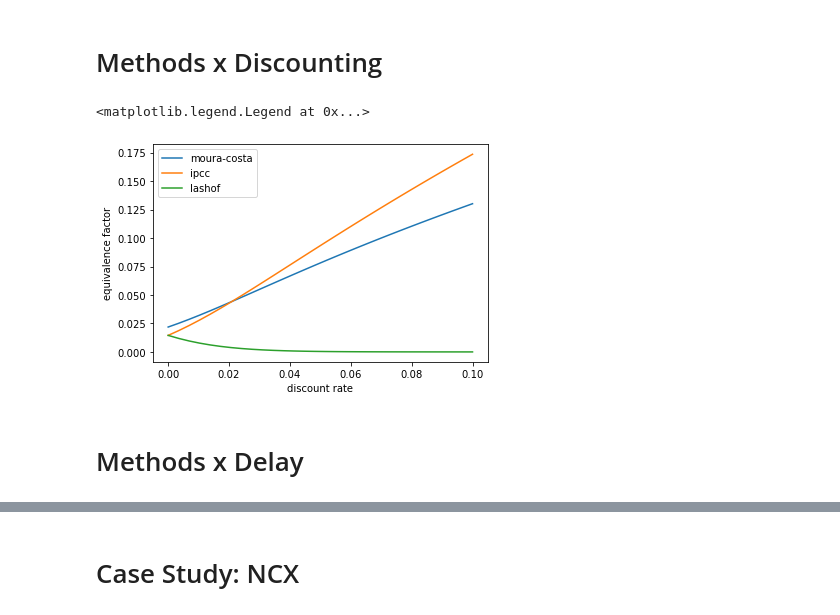
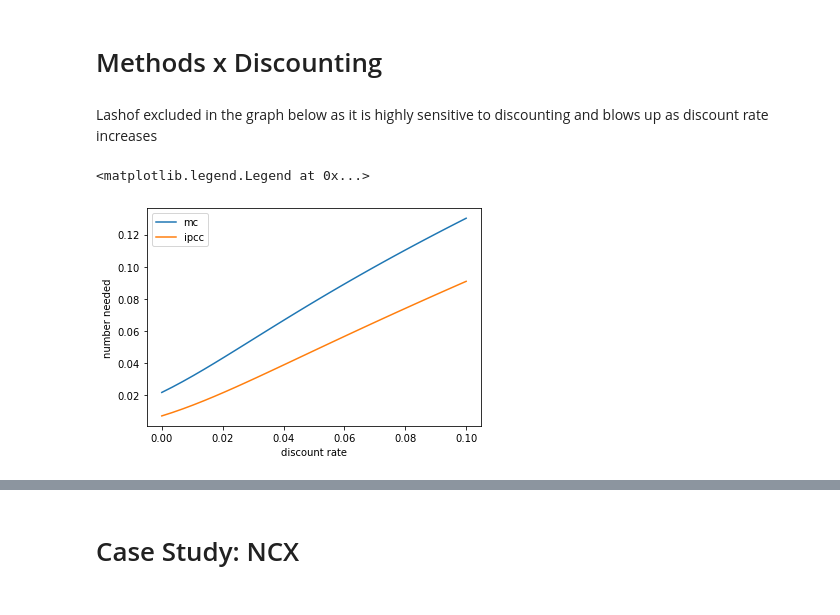
Before and after one commit to carbonplan/notebooks, a Jupyter notebook: ton-year/ton-year.ipynb, the cells around one changed output, grey strips where cells are left out. Drawn from its saved outputs; the diff is of its cells as text; code cells hidden in the pictures.

Commit message:
Fixed off-by-one error. Refactored the method functions.

```diff
--- a/ton-year/ton-year.ipynb
+++ b/ton-year/ton-year.ipynb
@@ -319,0 +258,15 @@ plt.legend()
+# %%
+#time_horizon = 100
+baseline = ipcc_2000
+delay = 1
+discount_rate = 0.0
+
+for method in ['mc','ipcc']:
+    num_needed = []
+    for time_horizon in np.arange(100,1000):
+        num_needed.append(1/get_tonyear_setup(method,time_horizon, baseline, delay, discount_rate)['num_needed'])
+    plt.plot(num_needed,label=method)
+
+plt.xlabel('time horizon')
+plt.ylabel('number needed')
+plt.legend()
@@ -320,33 +276,23 @@ plt.legend()
 # %% [markdown]
 # Methods x Discounting
+# %% [markdown]
+Lashof excluded in the graph below as it is highly sensitive to discounting and blows up as discount rate increases
 # %%
 time_horizon = 100
+baseline = ipcc_2000
 delay = 1
-baseline = ipcc_2000
-scale = 1
-#discount_rate = 0
+#discount_rate = 0.0
 
 d = np.linspace(0, 0.1, 30)
-equivalence_m = []
-equivalence_i = []
-equivalence_l = []
+for method in ['mc','ipcc']:
+    num_needed = []
+    for discount_rate in d:
+        num_needed.append(1/get_tonyear_setup(method,time_horizon, baseline, delay, discount_rate)['num_needed'])
+    plt.plot(d, num_needed,label=method)
 
-for discount_rate in d:
-    m = moura_costa(time_horizon, baseline, delay, scale, discount_rate)
-    i = ipcc(time_horizon, baseline, delay, scale, discount_rate)
-    l = lashof(time_horizon, baseline, delay, scale, discount_rate)
-    equivalence_m.append(m['equivalence_factor_discounted'])
-    equivalence_i.append(i['equivalence_factor_discounted'])
-    equivalence_l.append(l['equivalence_factor_discounted'])
-
-plt.plot(d, equivalence_m, label="moura-costa")
-plt.plot(d, equivalence_i, label="ipcc")
-plt.plot(d, equivalence_l, label="lashof")
 plt.xlabel('discount rate')
-plt.ylabel('equivalence factor')
+plt.ylabel('number needed')
 plt.legend()
 # %% [output]
 <matplotlib.legend.Legend at 0x...>
-[figure, old version]
+[figure, new version]
-# %% [markdown]
-# Methods x Delay
```
Also changed, not shown: parts of 40 cells of this notebook.
